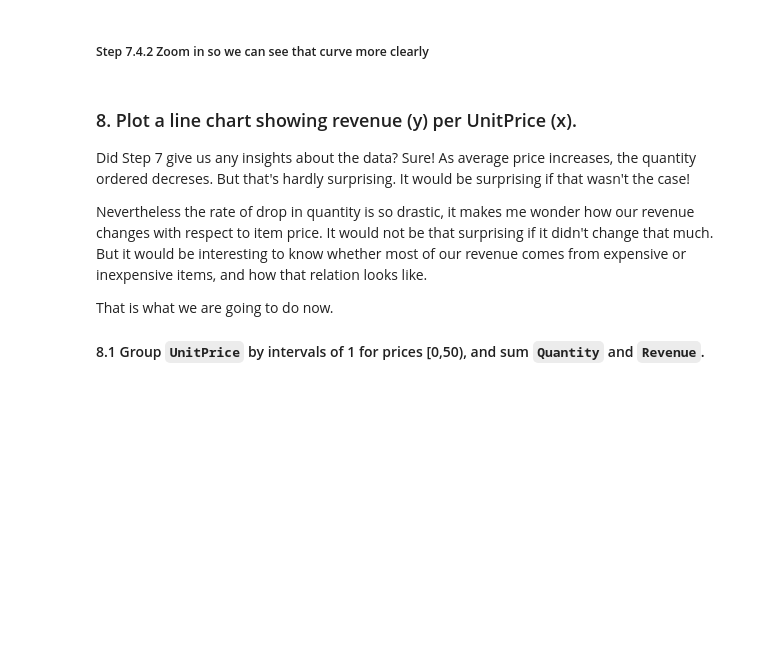
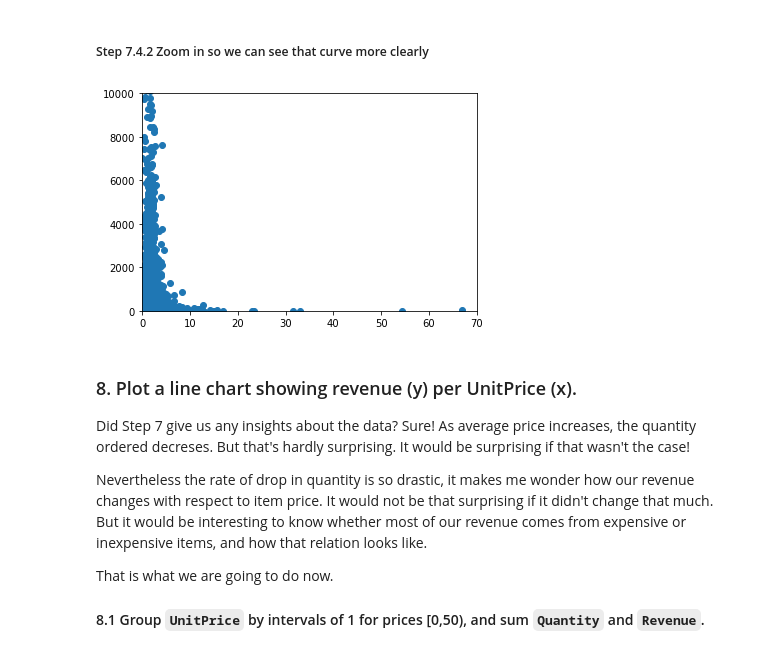
Before and after one commit to datacuriosity/MCI_Python_28S_Level_1, a Jupyter notebook: pandas_exercises/07_Visualization/Online_Retail/quynhnt_onlineretail.ipynb, the cells around one changed output. Saved outputs shown, nothing was run; the diff lists cells and outputs as text; code cells hidden in the pictures; blank space fills up the shorter version.

```diff
--- a/pandas_exercises/07_Visualization/Online_Retail/quynhnt_onlineretail.ipynb
+++ b/pandas_exercises/07_Visualization/Online_Retail/quynhnt_onlineretail.ipynb
@@ -236,2 +278,12 @@ So: we should plot the data regardless of `Country` and hopefully see a less sca
 # %% [markdown]
 ##### Step 7.4.2 Zoom in so we can see that curve more clearly
+# %%
+onl7_2=onl5.groupby('CustomerID')[['Revenue','Quantity']].sum()
+onl7_2['AvgPrice']=onl7_2.Revenue/onl7_2.Quantity
+plt.scatter(onl7_2.AvgPrice,onl7_2.Quantity);
+
+#Zooming in:
+plt.xlim(0,70)
+plt.ylim(0,10000);
+# %% [output]
+[figure, added]
```
Also changed, not shown: parts of 15 cells of this notebook.
